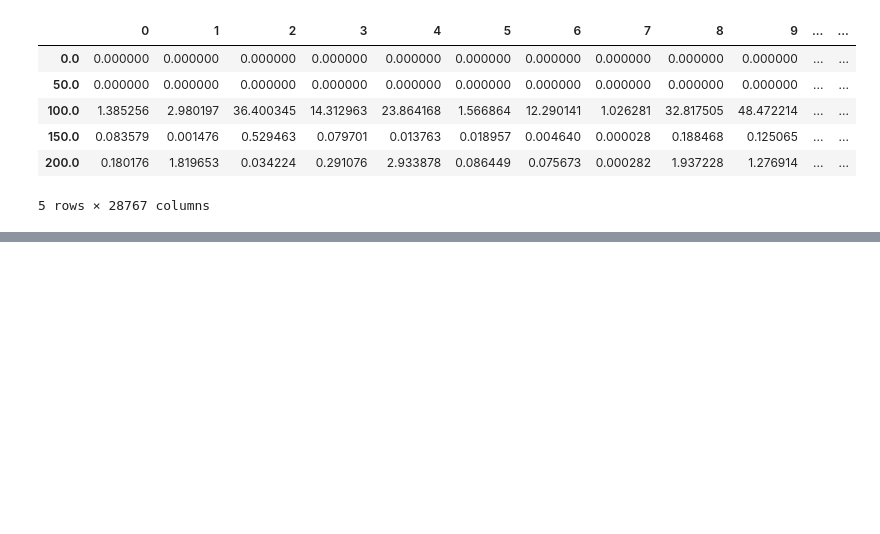
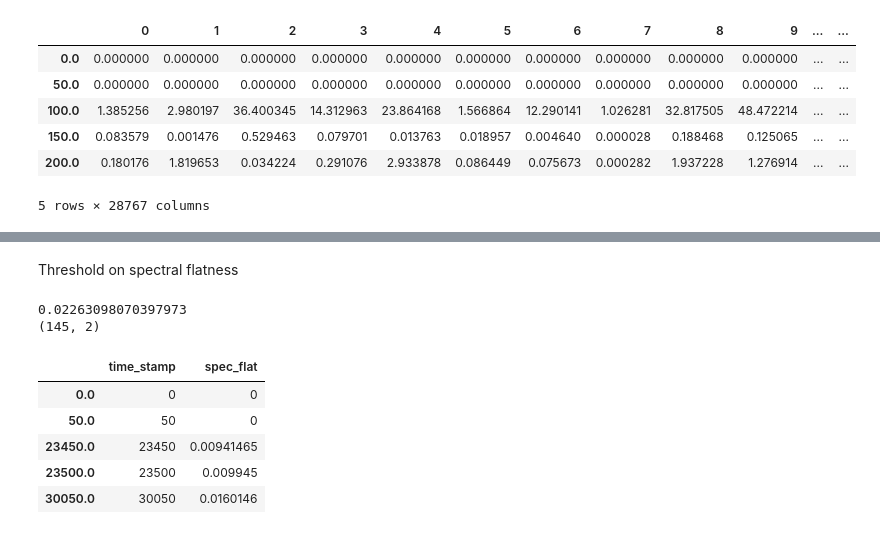
Before and after one commit to grace3999/USV_Python, a Jupyter notebook: Notebooks/Spectrogram.ipynb, the cells around one changed output, grey strips where cells are left out. Saved outputs shown, nothing was run; the diff lists cells and outputs as text; code cells hidden in the pictures; blank space fills up the shorter version.

```diff
--- a/Notebooks/Spectrogram.ipynb
+++ b/Notebooks/Spectrogram.ipynb
@@ -131,0 +167,17 @@ power_sum_df_thresh.head()
+# %% [markdown]
+Threshold on spectral flatness
+# %%
+threshold_flat = np.percentile(spec_flat_df['spec_flat'].values, 1)
+print(threshold_flat)
+spec_flat_df_thresh = spec_flat_df[spec_flat_df['spec_flat'] < threshold_flat]
+print(spec_flat_df_thresh.shape)
+spec_flat_df_thresh.head()
+# %% [output]
+0.02263098070397973
+(145, 2)
+|  | time_stamp | spec_flat |
+| 0.0 | 0 | 0 |
+| 50.0 | 50 | 0 |
+| 23450.0 | 23450 | 0.00941465 |
+| 23500.0 | 23500 | 0.009945 |
+| 30050.0 | 30050 | 0.0160146 |
```
Also changed, not shown: parts of 29 cells of this notebook.
